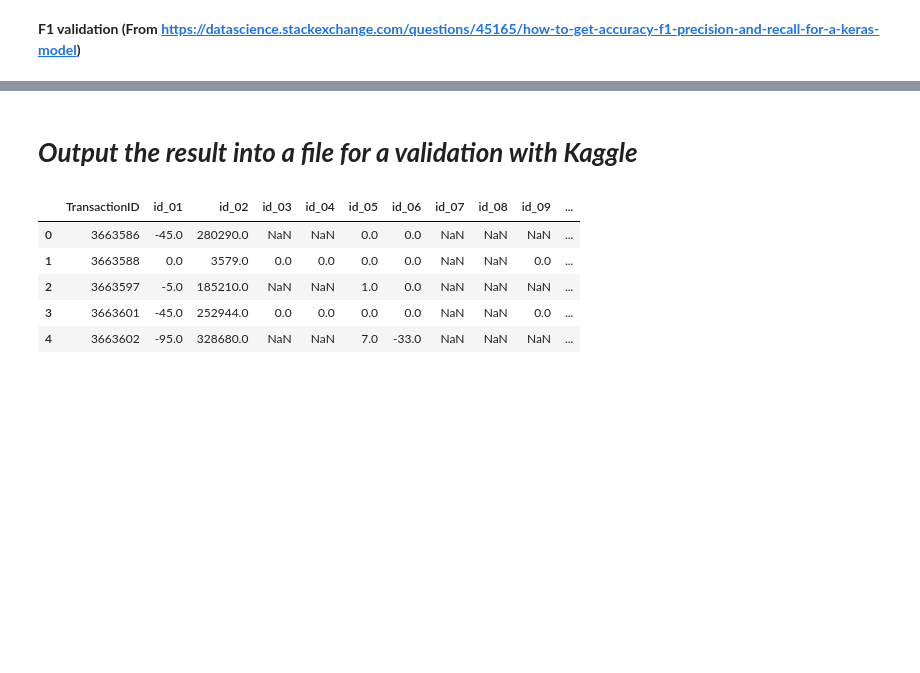
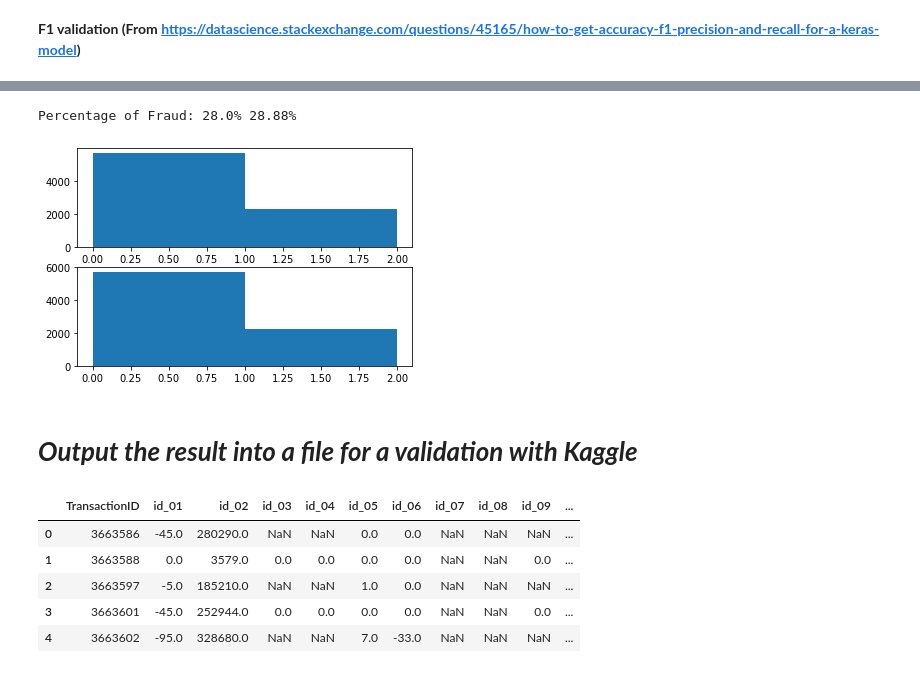
Before and after one commit to aquangnguyen1992/Advanced_Data_Science_Capstone, a Jupyter notebook: Capstone_Project.ipynb, the cells around one changed output, grey strips where cells are left out. Drawn from its saved outputs; the diff is of its cells as text; code cells hidden in the pictures; blank space fills up the shorter version.

```diff
--- a/Capstone_Project.ipynb
+++ b/Capstone_Project.ipynb
@@ -698,15 +687,18 @@ plt.legend(loc='lower right')
 # %%
 prediction = np.squeeze(predictions, axis=1)
-
+threshold = 0.25
 plt.subplot(211)
 plt.hist(Y_test, bins=[0,1,2])
 
 plt.subplot(212)
-plt.hist((prediction>0.9).astype('int'), bins=[0,1,2])
+plt.hist((prediction>threshold).astype('int'), bins=[0,1,2])
 
-fraud_predict = np.unique((prediction>0.85).astype('int'), return_counts=True)
+fraud_predict = np.unique((prediction>threshold).astype('int'), return_counts=True)
 fraud_real = np.unique(Y_test, return_counts=True)
 print("Percentage of Fraud: " + str(round(fraud_predict[1][1]/np.sum(fraud_predict[1])*100,2)) + "% " + str(round(fraud_real[1][1]/np.sum(fraud_real[1])*100,2)) + "%")
+# %% [output]
+Percentage of Fraud: 28.0% 28.88%
+[figure, added]
 # %% [markdown]
 # ***Output the result into a file for a validation with Kaggle***
 # %%
```
Also changed, not shown: parts of 10 cells of this notebook.
